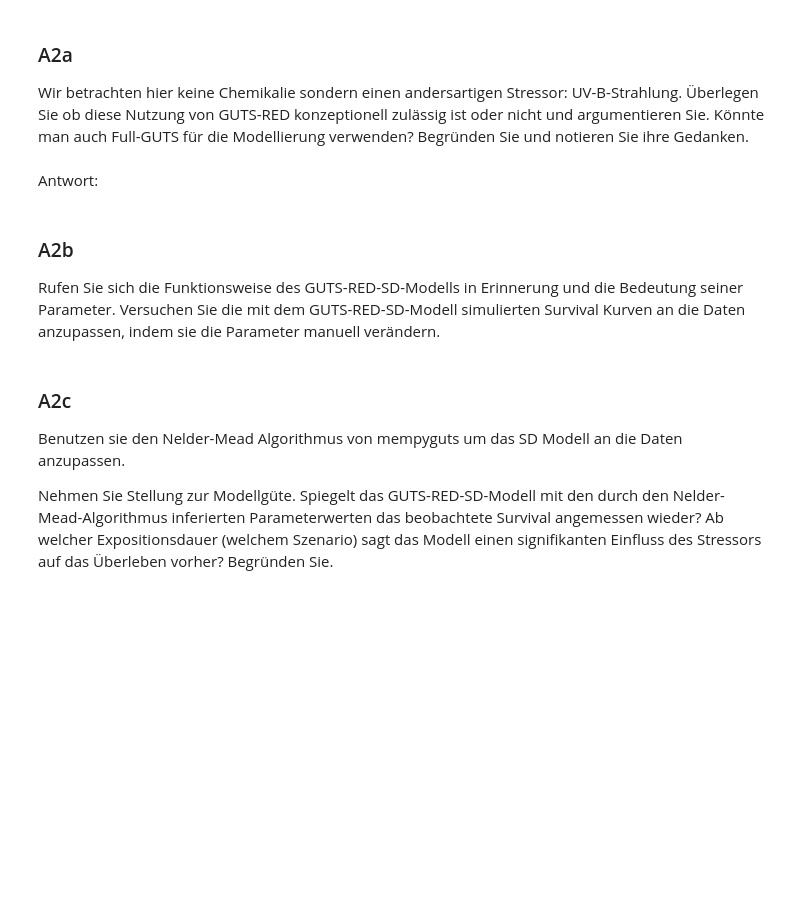
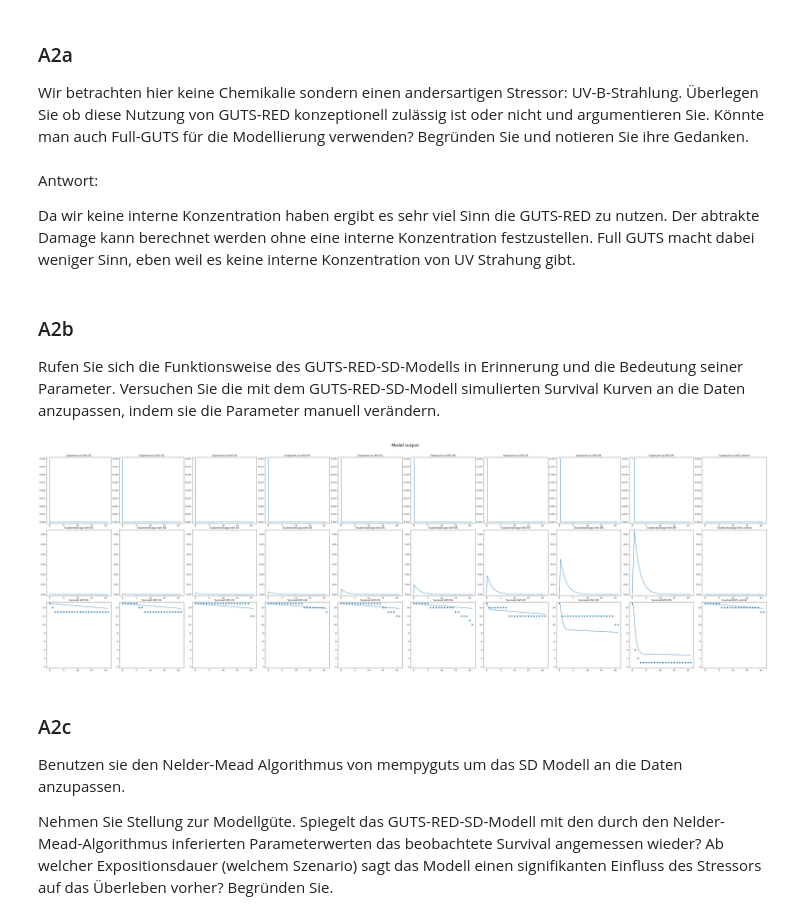
Before and after one commit to Quafax/Uni_Projects, a Jupyter notebook: src/Mechanistical_Effect_Modelling/Übungsblatt1_MEM26.ipynb, the cells around one changed output. Cells and saved outputs as stored; diff of their text form; code cells hidden in the pictures; blank space fills up the shorter version.

```diff
--- a/src/Mechanistical_Effect_Modelling/Übungsblatt1_MEM26.ipynb
+++ b/src/Mechanistical_Effect_Modelling/Übungsblatt1_MEM26.ipynb
@@ -231,6 +239,8 @@ exposure_funcs, survival_data, num_expos = mempy.input_data.read_exposure_surviv
 Wir betrachten hier keine Chemikalie sondern einen andersartigen Stressor: UV-B-Strahlung. Überlegen Sie ob diese Nutzung von GUTS-RED konzeptionell zulässig ist oder nicht und argumentieren Sie. Könnte man auch Full-GUTS für die Modellierung verwenden? Begründen Sie und notieren Sie ihre Gedanken.
 # %% [markdown]
 Antwort:
+
+Da wir keine interne Konzentration haben ergibt es sehr viel Sinn die GUTS-RED zu nutzen. Der abtrakte Damage kann berechnet werden ohne eine interne Konzentration festzustellen. Full GUTS macht dabei weniger Sinn, eben weil es keine interne Konzentration von UV Strahung gibt.
 # %% [markdown]
 ### A2b
 Rufen Sie sich die Funktionsweise des GUTS-RED-SD-Modells in Erinnerung und die Bedeutung seiner Parameter. Versuchen Sie die mit dem GUTS-RED-SD-Modell simulierten Survival Kurven an die Daten anzupassen, indem sie die Parameter manuell verändern.
@@ -239,19 +249,21 @@ modelsd = RED_SD()
 # %%
 # Lösung
 
 params = {
-    "hb": 99,
-    "kd": 99,
-    "m":  99,
-    "b":  99,
+    "hb": 0.004,
+    "kd": 0.5,
+    "m":  0.01,
+    "b":  18,
 }
 
 
 modelsd.plot(
     params=params,
     exposure_funcs=exposure_funcs,
     observed_data=survival_data
 )
+# %% [output]
+[figure, added]
 # %% [markdown]
 ### A2c
 Benutzen sie den Nelder-Mead Algorithmus von mempyguts um das SD Modell an die Daten anzupassen.
```
Also changed, not shown: parts of 2 cells of this notebook, 1 other file.
